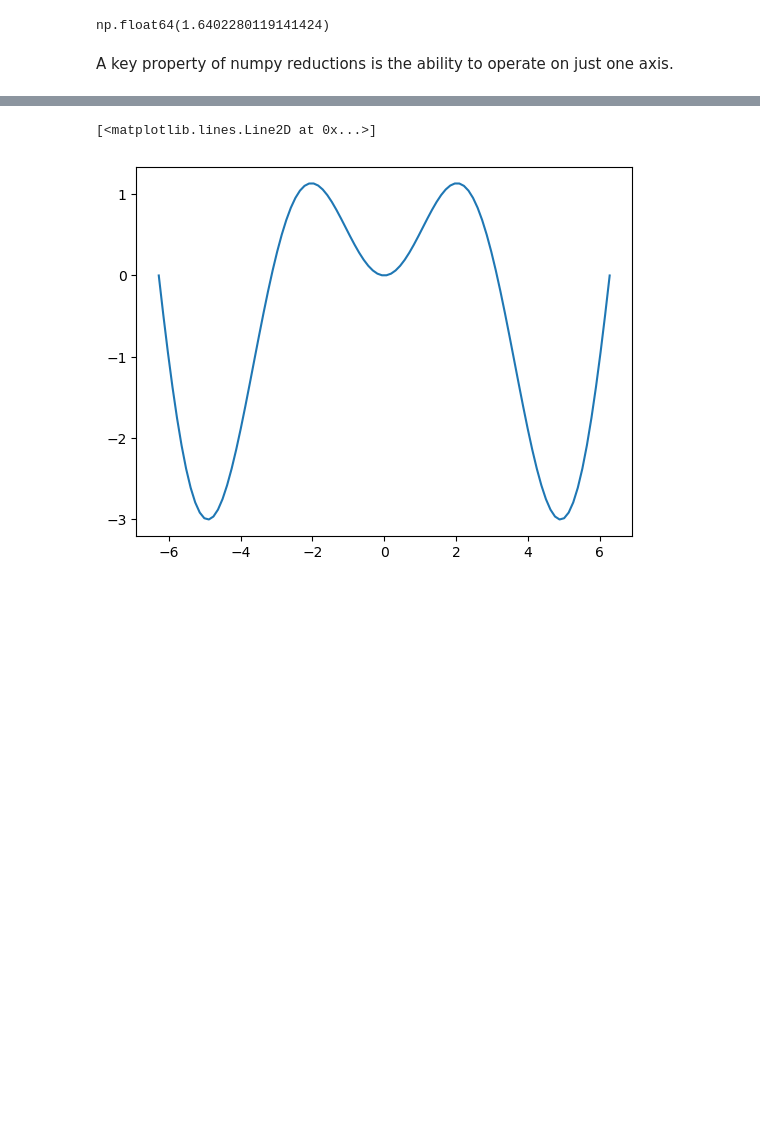
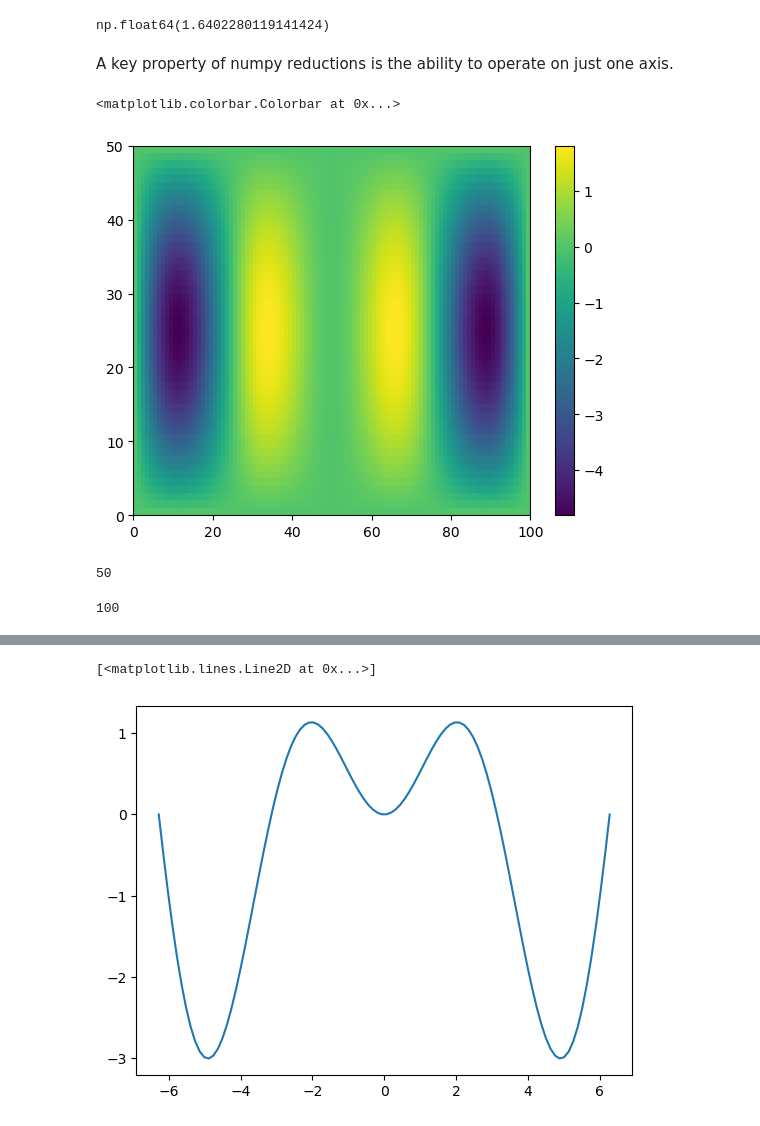
Before and after one commit to earth-DS-ML/summer_2025, a Jupyter notebook: _sources/lectures_DS/sci_python/numpy_and_matplotlib.ipynb, the cells around one changed output, grey strips where cells are left out. Saved outputs shown, nothing was run; the diff lists cells and outputs as text; code cells hidden in the pictures; blank space fills up the shorter version.

```diff
--- a/_sources/lectures_DS/sci_python/numpy_and_matplotlib.ipynb
+++ b/_sources/lectures_DS/sci_python/numpy_and_matplotlib.ipynb
@@ -396,3 +424,9 @@ g.std()
 np.float64(1.6402280119141424)
 # %% [markdown]
 A key property of numpy reductions is the ability to operate on just one axis.
+# %%
+plt.pcolormesh(g)
+plt.colorbar()
+# %% [output]
+<matplotlib.colorbar.Colorbar at 0x...>
+[figure, added]
@@ -398,0 +435,8 @@ A key property of numpy reductions is the ability to operate on just one axis.
+# %%
+temp2
+# %% [output]
+50
+# %%
+temp2[1]
+# %% [output]
+100
```
Also changed, not shown: parts of 19 cells of this notebook, 56 other files.
